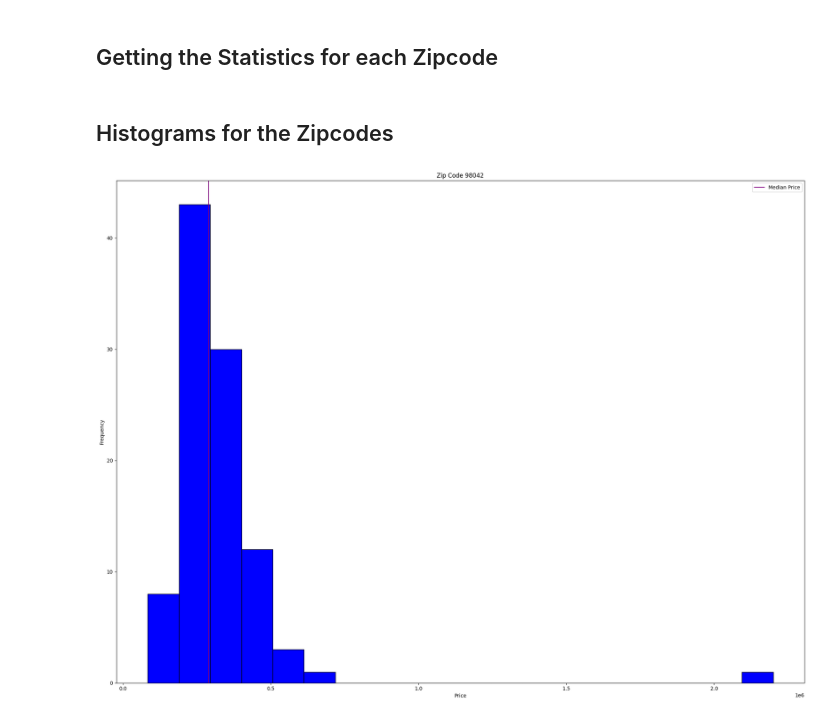
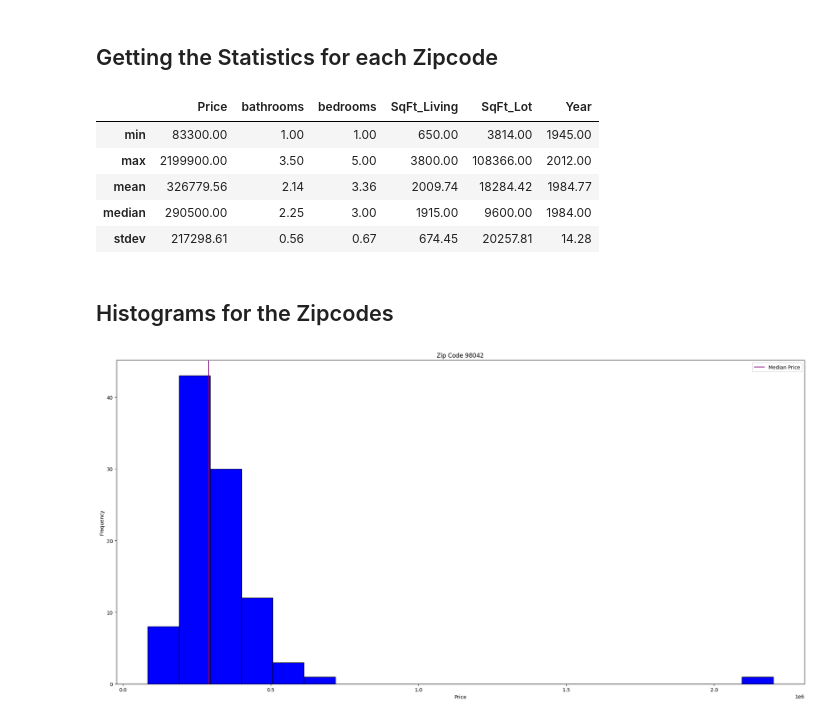
Before and after one commit to Quilhar/DataAnalytics, a Jupyter notebook: Stats/seattlehousing.ipynb, the cells around one changed output. Cells and saved outputs as stored; diff of their text form; code cells hidden in the pictures.

```diff
--- a/Stats/seattlehousing.ipynb
+++ b/Stats/seattlehousing.ipynb
@@ -122,5 +122,25 @@ Square Foot Living is a much better predictor as the fit of the line is much bet
 # %% [markdown]
 ## C. Choose one idea from those discussed in class other than those in parts a and b. Provide your analysis and the reasons why you choose the analytical techniques you did.
 # %%
-dal.histogram(condition_list, color = 'red')
+# Sorting the conditions with prices. Each condition will have a list of prices associated with it. I'm doing this because the scale between prices and conditions vary significantly, both with number of varying data available and the price ranges themselves. Then I'm going to get the regular statistics of each to get a read on how condition affects things like average price.
+
+matched_conditions_with_price = {condition: [] for condition in condition_list}
+
+print(matched_conditions_with_price)
+for i in range(len(condition_list)):
+    condition = condition_list[i]
+    price = price_list[i]
+    matched_conditions_with_price[condition].append(price)
+
+condition_stats1 = dal.main_stats(matched_conditions_with_price[1.0])
+condition_stats2 = dal.main_stats(matched_conditions_with_price[2.0])
+condition_stats3 = dal.main_stats(matched_conditions_with_price[3.0])
+condition_stats4 = dal.main_stats(matched_conditions_with_price[4.0])
+condition_stats5 = dal.main_stats(matched_conditions_with_price[5.0])
+
+print(f'Stats for a condition of 1: {condition_stats1}')
+print(f'Stats for a condition of 2: {condition_stats2}')
+print(f'Stats for a condition of 3: {condition_stats3}')
+print(f'Stats for a condition of 4: {condition_stats4}')
+print(f'Stats for a condition of 5: {condition_stats5}')
 # %% [output]
@@ -194,17 +219,26 @@ zip_code_statistics_98103 = zip_code_stats(cleaned_state_zip_data, '98103')
 zip_df_98042 = pd.DataFrame(zip_code_statistics_98042)
 zip_df_98006 = pd.DataFrame(zip_code_statistics_98006)
 zip_df_98103 = pd.DataFrame(zip_code_statistics_98103)
+
+zip_df_98042
+# %% [output]
+|  | Price | bathrooms | bedrooms | SqFt_Living | SqFt_Lot | Year |
+| min | 83300.00 | 1.00 | 1.00 | 650.00 | 3814.00 | 1945.00 |
+| max | 2199900.00 | 3.50 | 5.00 | 3800.00 | 108366.00 | 2012.00 |
+| mean | 326779.56 | 2.14 | 3.36 | 2009.74 | 18284.42 | 1984.77 |
+| median | 290500.00 | 2.25 | 3.00 | 1915.00 | 9600.00 | 1984.00 |
+| stdev | 217298.61 | 0.56 | 0.67 | 674.45 | 20257.81 | 14.28 |
 # %% [markdown]
 ## Histograms for the Zipcodes
 # %%
-plt.figure(figsize=(20, 15))
+plt.figure(figsize=(20, 10))
 
 dal.histogram(cleaned_state_zip_data['WA 98042']['price'], color = 'blue', xaxis_label='Price', yaxis_label='Frequency', title='Price Distribution for Zip Code 98042')
 plt.axvline(x=dal.main_stats(cleaned_state_zip_data['WA 98042']['price'])['median'], color='purple', linestyle='-', label='Median Price')
 plt.title('Zip Code 98042')
 
 plt.legend()
 plt.show()
 # %% [output]
-[figure, old version]
+[figure, new version]
 # %%
```
Also changed, not shown: parts of 7 cells of this notebook.
